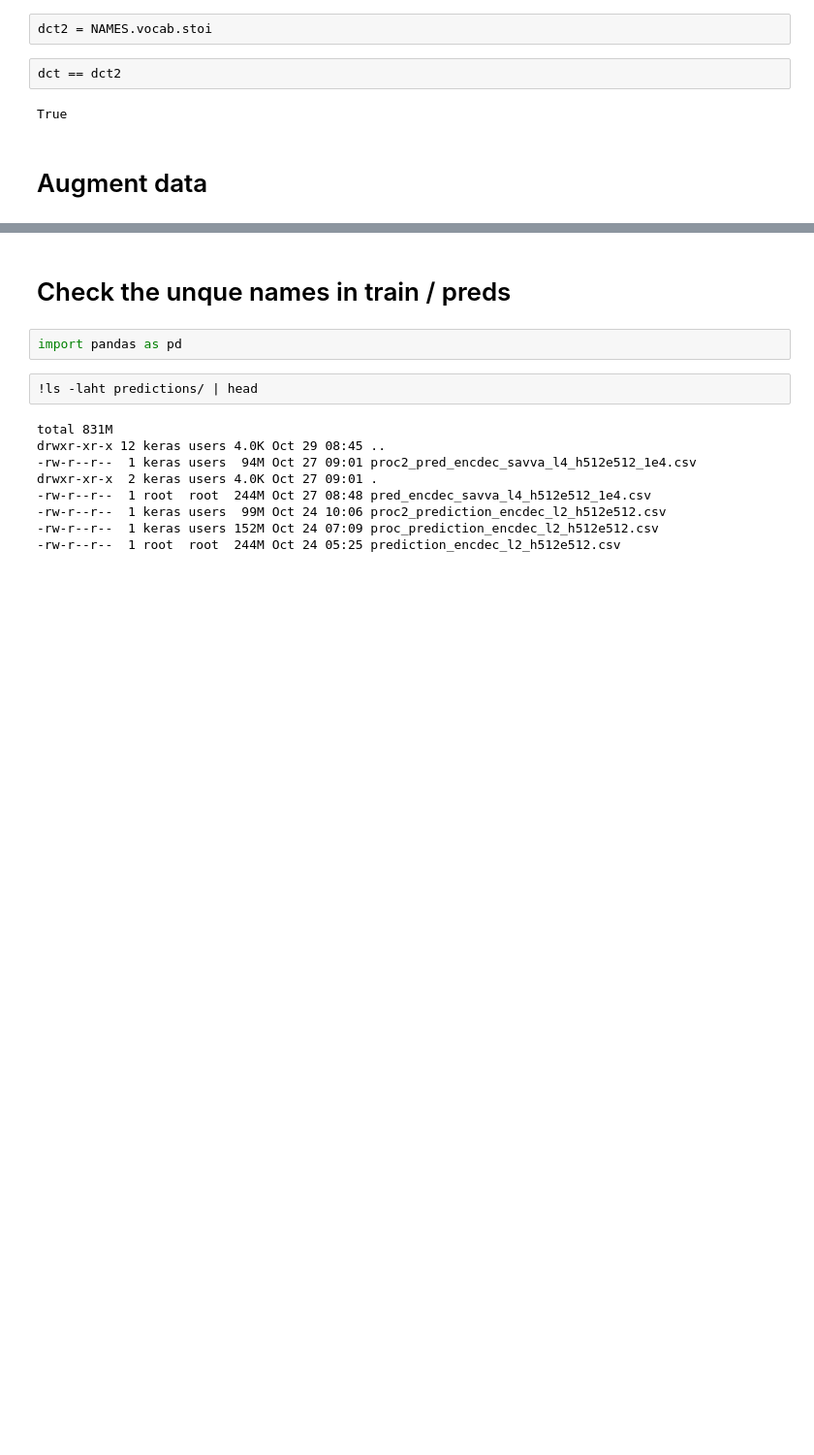
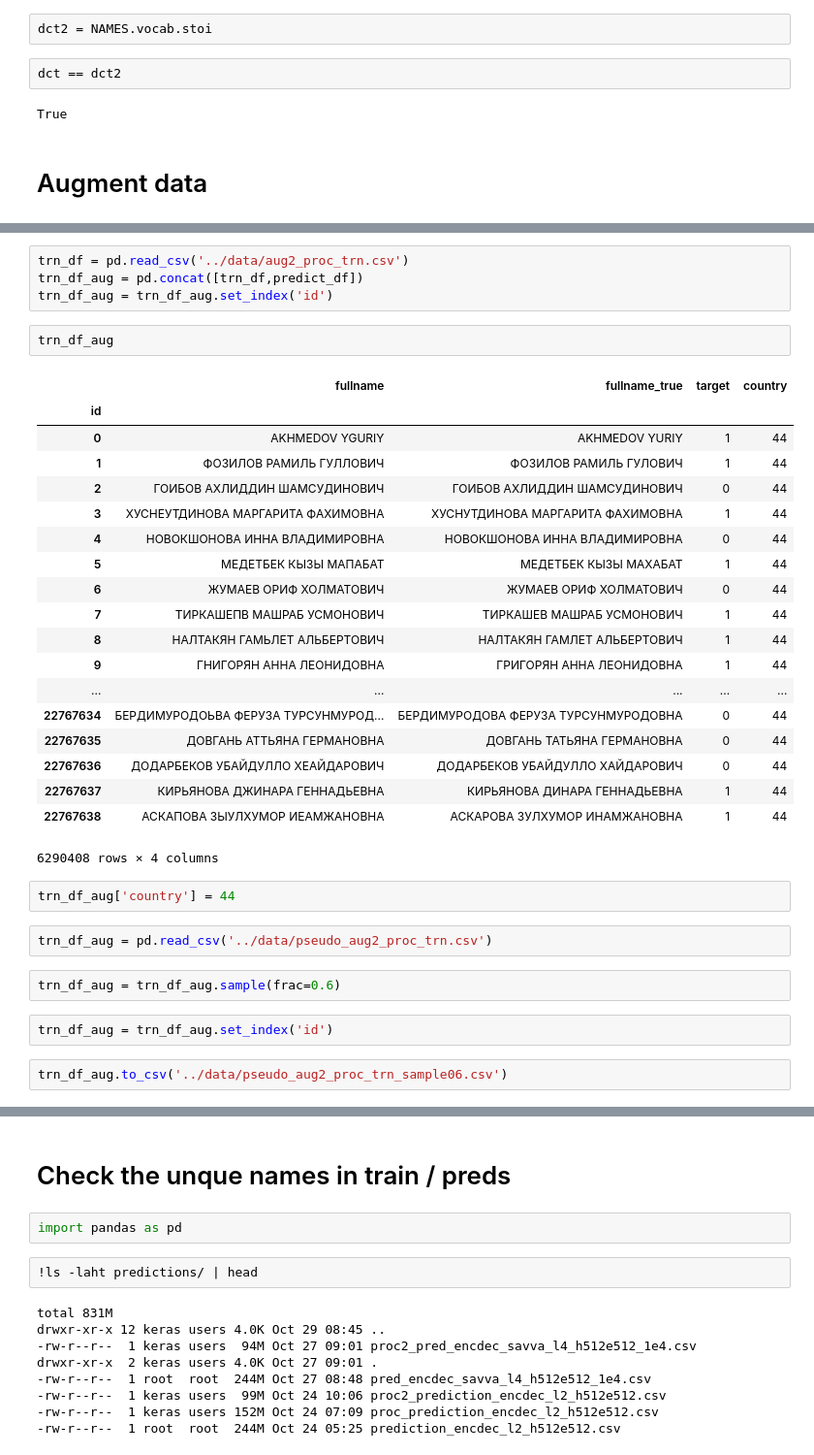
Before and after one commit to snakers4/cft-contest-2018, a Jupyter notebook: src/preprocessing_av.ipynb, the cells around one changed output, grey strips where cells are left out. Shown: that part at 97% size. Saved outputs shown, nothing was run; the diff lists cells and outputs as text; blank space fills up the shorter version.

```diff
--- a/src/preprocessing_av.ipynb
+++ b/src/preprocessing_av.ipynb
@@ -229,0 +351,36 @@ Wall time: 6.68 µs
+# %%
+trn_df = pd.read_csv('../data/aug2_proc_trn.csv')
+trn_df_aug = pd.concat([trn_df,predict_df])
+trn_df_aug = trn_df_aug.set_index('id')
+# %%
+trn_df_aug
+# %% [output]
+|  | fullname | fullname_true | target | country |
+| id |  |  |  |  |
+| 0 | AKHMEDOV YGURIY | AKHMEDOV YURIY | 1 | 44 |
+| 1 | ФОЗИЛОВ РАМИЛЬ ГУЛЛОВИЧ | ФОЗИЛОВ РАМИЛЬ ГУЛОВИЧ | 1 | 44 |
+| 2 | ГОИБОВ АХЛИДДИН ШАМСУДИНОВИЧ | ГОИБОВ АХЛИДДИН ШАМСУДИНОВИЧ | 0 | 44 |
+| 3 | ХУСНЕУТДИНОВА МАРГАРИТА ФАХИМОВНА | ХУСНУТДИНОВА МАРГАРИТА ФАХИМОВНА | 1 | 44 |
+| 4 | НОВОКШОНОВА ИННА ВЛАДИМИРОВНА | НОВОКШОНОВА ИННА ВЛАДИМИРОВНА | 0 | 44 |
+| 5 | МЕДЕТБЕК КЫЗЫ МАПАБАТ | МЕДЕТБЕК КЫЗЫ МАХАБАТ | 1 | 44 |
+| 6 | ЖУМАЕВ ОРИФ ХОЛМАТОВИЧ | ЖУМАЕВ ОРИФ ХОЛМАТОВИЧ | 0 | 44 |
+| 7 | ТИРКАШЕПВ МАШРАБ УСМОНОВИЧ | ТИРКАШЕВ МАШРАБ УСМОНОВИЧ | 1 | 44 |
+| 8 | НАЛТАКЯН ГАМЬЛЕТ АЛЬБЕРТОВИЧ | НАЛТАКЯН ГАМЛЕТ АЛЬБЕРТОВИЧ | 1 | 44 |
+| 9 | ГНИГОРЯН АННА ЛЕОНИДОВНА | ГРИГОРЯН АННА ЛЕОНИДОВНА | 1 | 44 |
+| ... | ... | ... | ... | ... |
+| 22767634 | БЕРДИМУРОДОЬВА ФЕРУЗА ТУРСУНМУРОД... | БЕРДИМУРОДОВА ФЕРУЗА ТУРСУНМУРОДОВНА | 0 | 44 |
+| 22767635 | ДОВГАНЬ АТТЬЯНА ГЕРМАНОВНА | ДОВГАНЬ ТАТЬЯНА ГЕРМАНОВНА | 0 | 44 |
+| 22767636 | ДОДАРБЕКОВ УБАЙДУЛЛО ХЕАЙДАРОВИЧ | ДОДАРБЕКОВ УБАЙДУЛЛО ХАЙДАРОВИЧ | 0 | 44 |
+| 22767637 | КИРЬЯНОВА ДЖИНАРА ГЕННАДЬЕВНА | КИРЬЯНОВА ДИНАРА ГЕННАДЬЕВНА | 1 | 44 |
+| 22767638 | АСКАПОВА ЗЫУЛХУМОР ИЕАМЖАНОВНА | АСКАРОВА ЗУЛХУМОР ИНАМЖАНОВНА | 1 | 44 |
+6290408 rows × 4 columns
+# %%
+trn_df_aug['country'] = 44
+# %%
+trn_df_aug = pd.read_csv('../data/pseudo_aug2_proc_trn.csv')
+# %%
+trn_df_aug = trn_df_aug.sample(frac=0.6)
+# %%
+trn_df_aug = trn_df_aug.set_index('id')
+# %%
+trn_df_aug.to_csv('../data/pseudo_aug2_proc_trn_sample06.csv')
```
Also changed, not shown: parts of 46 cells of this notebook, 5 other files.
